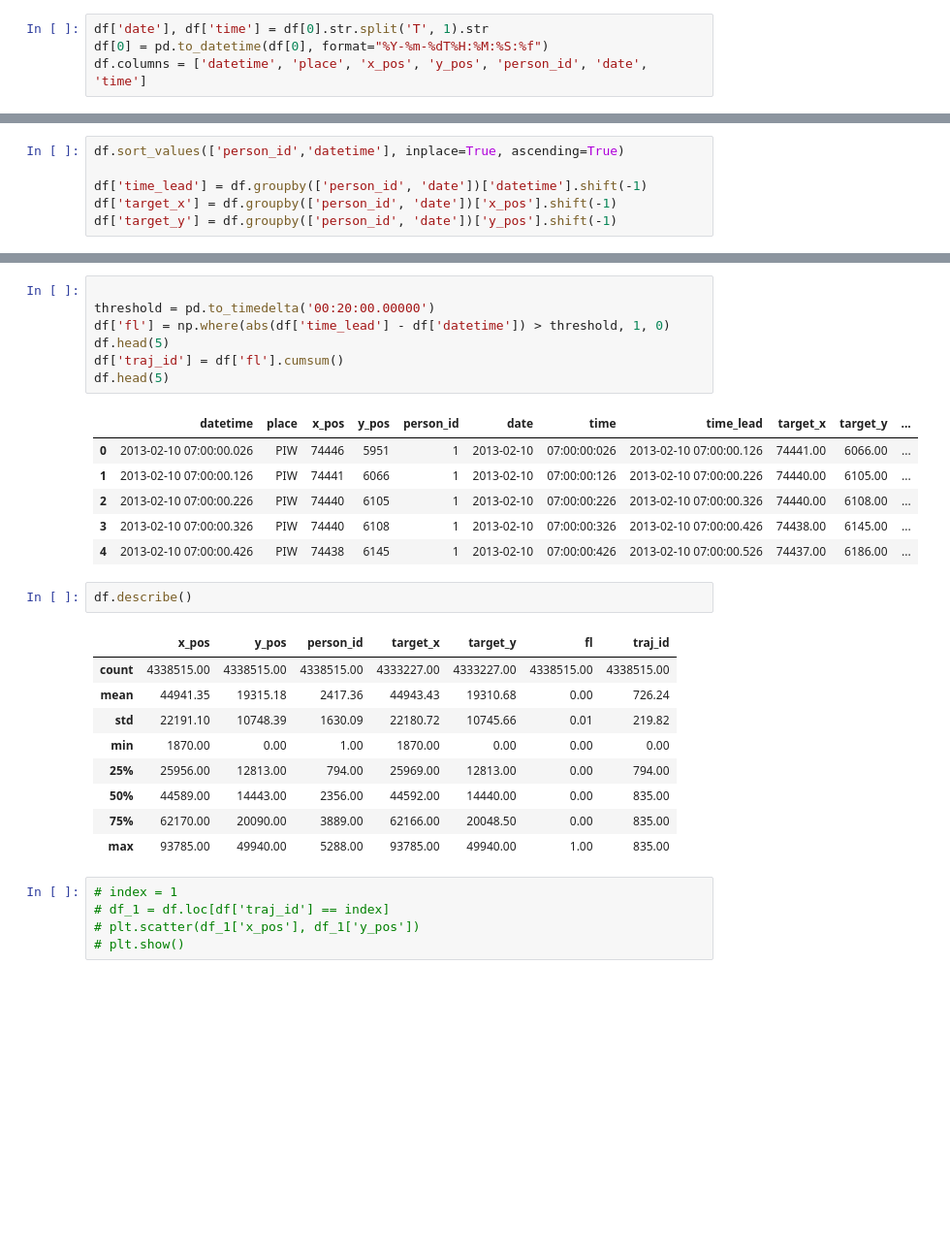
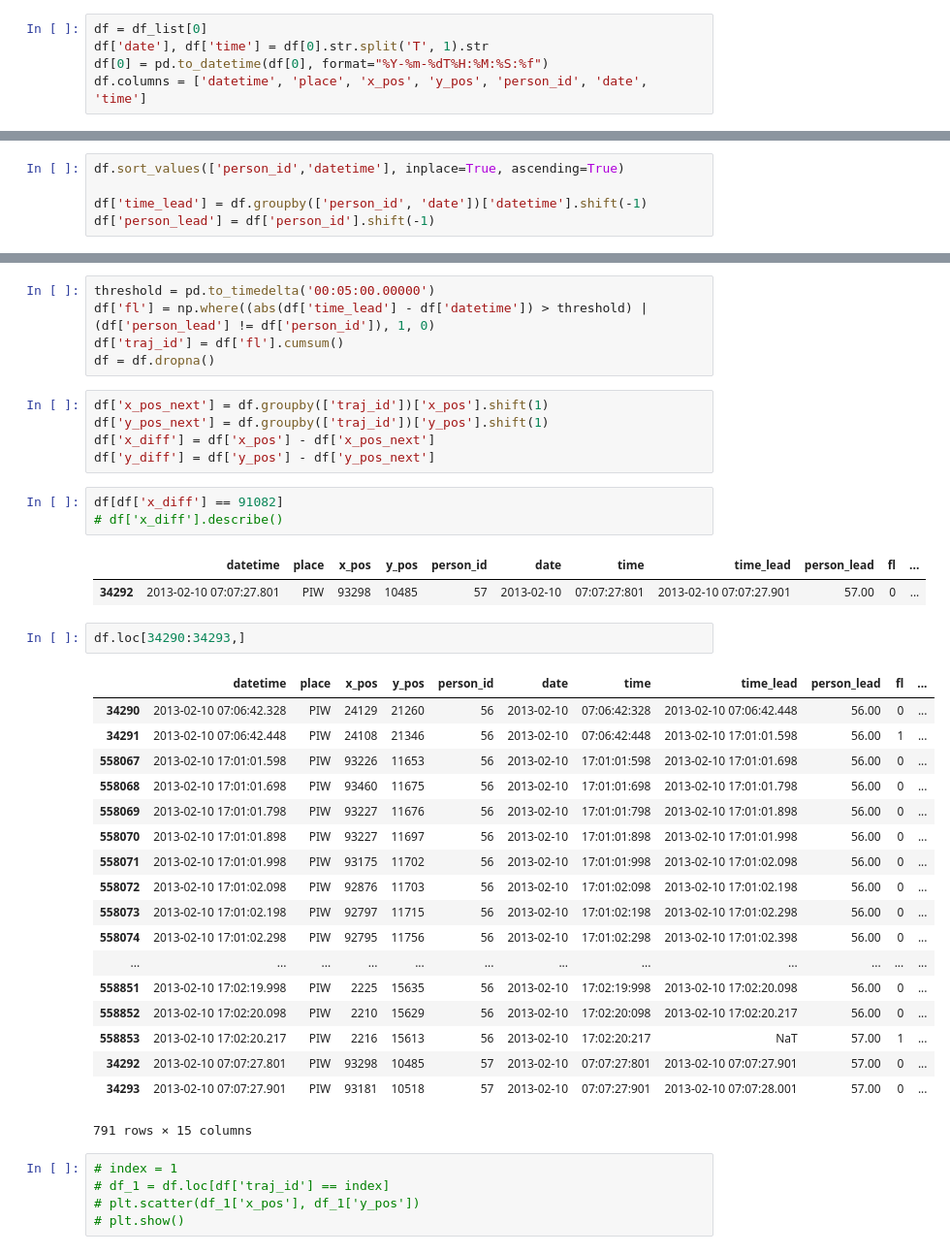
Before and after one commit to pattern-recogniser/pedestrian-trajectory-predictor, a Jupyter notebook: Data understanding and exploration.ipynb, the cells around one changed output, grey strips where cells are left out. Shown at 97% size. Drawn from its saved outputs; the diff is of its cells as text; blank space fills up the shorter version.

```diff
--- a/Data understanding and exploration.ipynb
+++ b/Data understanding and exploration.ipynb
@@ -37,4 +19,5 @@ df=pd.read_csv(files[0], sep=';',header=None)
 # %%
+df = df_list[0]
 df['date'], df['time'] = df[0].str.split('T', 1).str
 df[0] = pd.to_datetime(df[0], format="%Y-%m-%dT%H:%M:%S:%f")
 df.columns = ['datetime', 'place', 'x_pos', 'y_pos', 'person_id', 'date', 'time']
@@ -55,5 +25,4 @@ df.describe()
 df.sort_values(['person_id','datetime'], inplace=True, ascending=True)
 
 df['time_lead'] = df.groupby(['person_id', 'date'])['datetime'].shift(-1)
-df['target_x'] = df.groupby(['person_id', 'date'])['x_pos'].shift(-1)
-df['target_y'] = df.groupby(['person_id', 'date'])['y_pos'].shift(-1)
+df['person_lead'] = df['person_id'].shift(-1)
@@ -60,29 +33,40 @@ df['target_y'] = df.groupby(['person_id', 'date'])['y_pos'].shift(-1)
 # %%
-
-threshold = pd.to_timedelta('00:20:00.00000')
-df['fl'] = np.where(abs(df['time_lead'] - df['datetime']) > threshold, 1, 0)
-df.head(5)
+threshold = pd.to_timedelta('00:05:00.00000')
+df['fl'] = np.where((abs(df['time_lead'] - df['datetime']) > threshold) | (df['person_lead'] != df['person_id']), 1, 0)
 df['traj_id'] = df['fl'].cumsum()
-df.head(5)
+df = df.dropna()
-# %% [output]
-|  | datetime | place | x_pos | y_pos | person_id | date | time | time_lead | target_x | target_y | ... |
-| 0 | 2013-02-10 07:00:00.026 | PIW | 74446 | 5951 | 1 | 2013-02-10 | 07:00:00:026 | 2013-02-10 07:00:00.126 | 74441.00 | 6066.00 | ... |
-| 1 | 2013-02-10 07:00:00.126 | PIW | 74441 | 6066 | 1 | 2013-02-10 | 07:00:00:126 | 2013-02-10 07:00:00.226 | 74440.00 | 6105.00 | ... |
-| 2 | 2013-02-10 07:00:00.226 | PIW | 74440 | 6105 | 1 | 2013-02-10 | 07:00:00:226 | 2013-02-10 07:00:00.326 | 74440.00 | 6108.00 | ... |
-| 3 | 2013-02-10 07:00:00.326 | PIW | 74440 | 6108 | 1 | 2013-02-10 | 07:00:00:326 | 2013-02-10 07:00:00.426 | 74438.00 | 6145.00 | ... |
-| 4 | 2013-02-10 07:00:00.426 | PIW | 74438 | 6145 | 1 | 2013-02-10 | 07:00:00:426 | 2013-02-10 07:00:00.526 | 74437.00 | 6186.00 | ... |
-# %%
-df.describe()
-# %% [output]
-|  | x_pos | y_pos | person_id | target_x | target_y | fl | traj_id |
-| count | 4338515.00 | 4338515.00 | 4338515.00 | 4333227.00 | 4333227.00 | 4338515.00 | 4338515.00 |
-| mean | 44941.35 | 19315.18 | 2417.36 | 44943.43 | 19310.68 | 0.00 | 726.24 |
-| std | 22191.10 | 10748.39 | 1630.09 | 22180.72 | 10745.66 | 0.01 | 219.82 |
-| min | 1870.00 | 0.00 | 1.00 | 1870.00 | 0.00 | 0.00 | 0.00 |
-| 25% | 25956.00 | 12813.00 | 794.00 | 25969.00 | 12813.00 | 0.00 | 794.00 |
-| 50% | 44589.00 | 14443.00 | 2356.00 | 44592.00 | 14440.00 | 0.00 | 835.00 |
-| 75% | 62170.00 | 20090.00 | 3889.00 | 62166.00 | 20048.50 | 0.00 | 835.00 |
-| max | 93785.00 | 49940.00 | 5288.00 | 93785.00 | 49940.00 | 1.00 | 835.00 |
+# %%
+df['x_pos_next'] = df.groupby(['traj_id'])['x_pos'].shift(1)
+df['y_pos_next'] = df.groupby(['traj_id'])['y_pos'].shift(1)
+df['x_diff'] = df['x_pos'] - df['x_pos_next']
+df['y_diff'] = df['y_pos'] - df['y_pos_next']
+# %%
+df[df['x_diff'] == 91082]
+# df['x_diff'].describe()
+# %% [output]
+|  | datetime | place | x_pos | y_pos | person_id | date | time | time_lead | person_lead | fl | ... |
+| 34292 | 2013-02-10 07:07:27.801 | PIW | 93298 | 10485 | 57 | 2013-02-10 | 07:07:27:801 | 2013-02-10 07:07:27.901 | 57.00 | 0 | ... |
+# %%
+df.loc[34290:34293,]
+# %% [output]
+|  | datetime | place | x_pos | y_pos | person_id | date | time | time_lead | person_lead | fl | ... |
+| 34290 | 2013-02-10 07:06:42.328 | PIW | 24129 | 21260 | 56 | 2013-02-10 | 07:06:42:328 | 2013-02-10 07:06:42.448 | 56.00 | 0 | ... |
+| 34291 | 2013-02-10 07:06:42.448 | PIW | 24108 | 21346 | 56 | 2013-02-10 | 07:06:42:448 | 2013-02-10 17:01:01.598 | 56.00 | 1 | ... |
+| 558067 | 2013-02-10 17:01:01.598 | PIW | 93226 | 11653 | 56 | 2013-02-10 | 17:01:01:598 | 2013-02-10 17:01:01.698 | 56.00 | 0 | ... |
+| 558068 | 2013-02-10 17:01:01.698 | PIW | 93460 | 11675 | 56 | 2013-02-10 | 17:01:01:698 | 2013-02-10 17:01:01.798 | 56.00 | 0 | ... |
+| 558069 | 2013-02-10 17:01:01.798 | PIW | 93227 | 11676 | 56 | 2013-02-10 | 17:01:01:798 | 2013-02-10 17:01:01.898 | 56.00 | 0 | ... |
+| 558070 | 2013-02-10 17:01:01.898 | PIW | 93227 | 11697 | 56 | 2013-02-10 | 17:01:01:898 | 2013-02-10 17:01:01.998 | 56.00 | 0 | ... |
+| 558071 | 2013-02-10 17:01:01.998 | PIW | 93175 | 11702 | 56 | 2013-02-10 | 17:01:01:998 | 2013-02-10 17:01:02.098 | 56.00 | 0 | ... |
+| 558072 | 2013-02-10 17:01:02.098 | PIW | 92876 | 11703 | 56 | 2013-02-10 | 17:01:02:098 | 2013-02-10 17:01:02.198 | 56.00 | 0 | ... |
+| 558073 | 2013-02-10 17:01:02.198 | PIW | 92797 | 11715 | 56 | 2013-02-10 | 17:01:02:198 | 2013-02-10 17:01:02.298 | 56.00 | 0 | ... |
+| 558074 | 2013-02-10 17:01:02.298 | PIW | 92795 | 11756 | 56 | 2013-02-10 | 17:01:02:298 | 2013-02-10 17:01:02.398 | 56.00 | 0 | ... |
+| ... | ... | ... | ... | ... | ... | ... | ... | ... | ... | ... | ... |
+| 558851 | 2013-02-10 17:02:19.998 | PIW | 2225 | 15635 | 56 | 2013-02-10 | 17:02:19:998 | 2013-02-10 17:02:20.098 | 56.00 | 0 | ... |
+| 558852 | 2013-02-10 17:02:20.098 | PIW | 2210 | 15629 | 56 | 2013-02-10 | 17:02:20:098 | 2013-02-10 17:02:20.217 | 56.00 | 0 | ... |
+| 558853 | 2013-02-10 17:02:20.217 | PIW | 2216 | 15613 | 56 | 2013-02-10 | 17:02:20:217 | NaT | 57.00 | 1 | ... |
+| 34292 | 2013-02-10 07:07:27.801 | PIW | 93298 | 10485 | 57 | 2013-02-10 | 07:07:27:801 | 2013-02-10 07:07:27.901 | 57.00 | 0 | ... |
+| 34293 | 2013-02-10 07:07:27.901 | PIW | 93181 | 10518 | 57 | 2013-02-10 | 07:07:27:901 | 2013-02-10 07:07:28.001 | 57.00 | 0 | ... |
+791 rows × 15 columns
 # %%
 # index = 1
 # df_1 = df.loc[df['traj_id'] == index]
```
Also changed, not shown: parts of 21 cells of this notebook, 1 other file.
